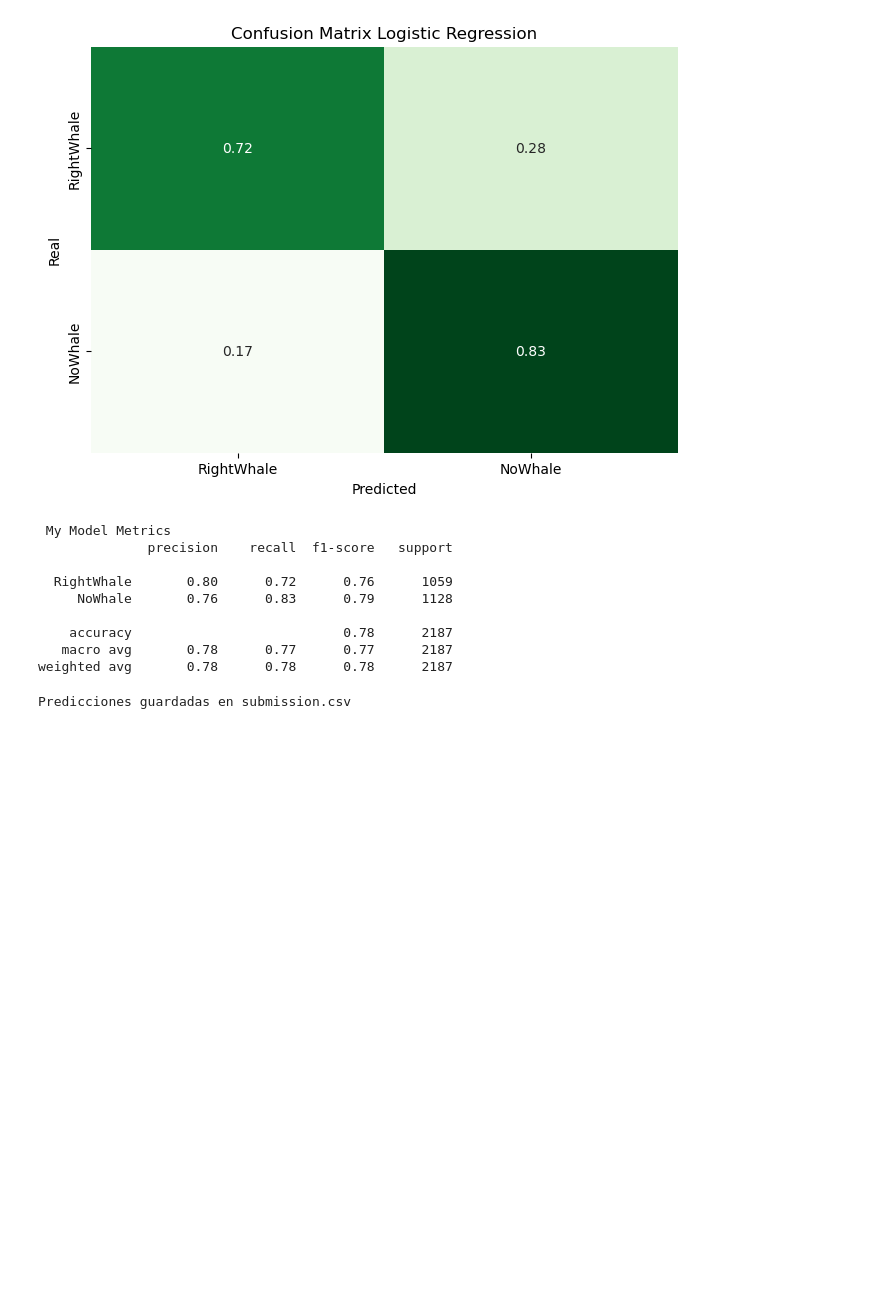
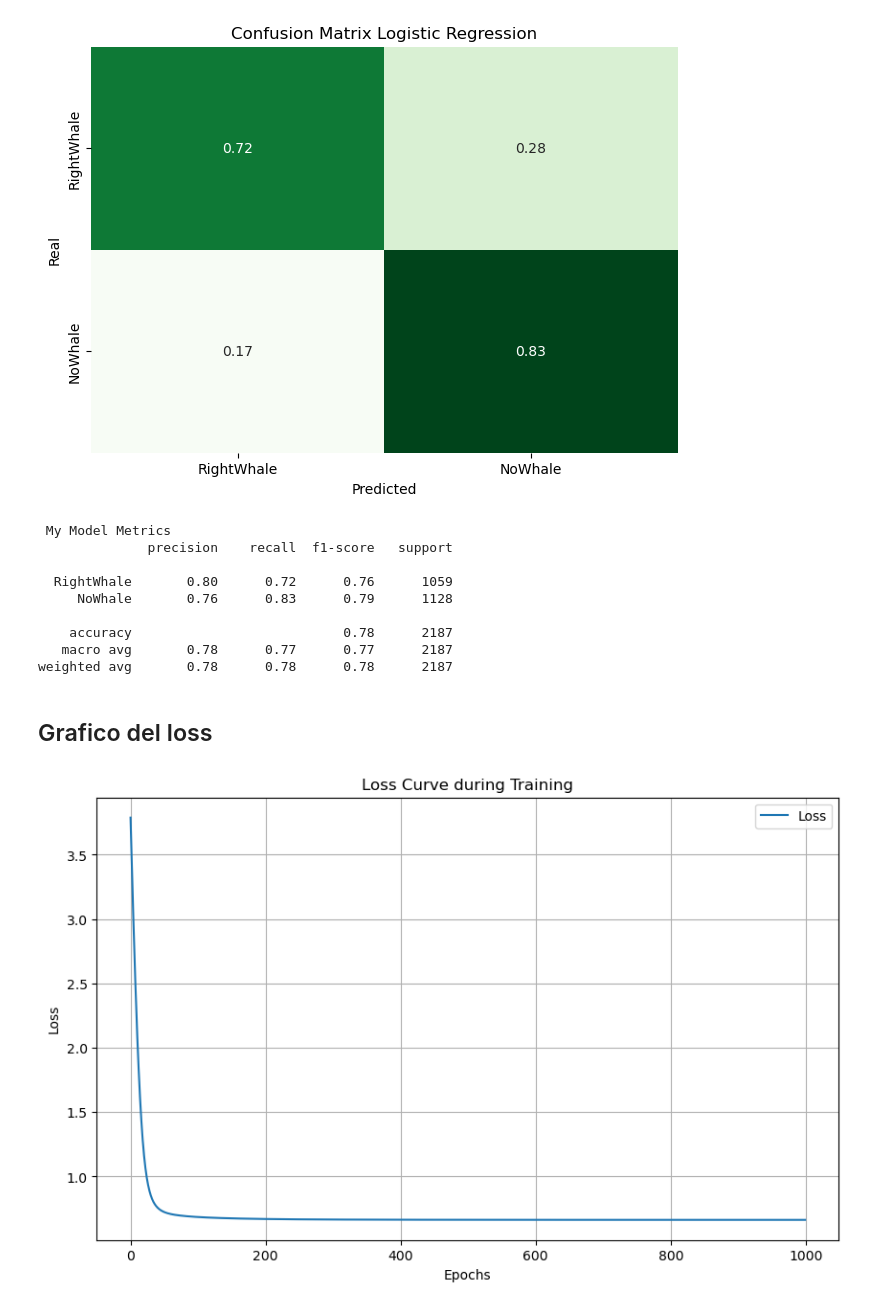
Before and after one commit to JLeandroJM/Project_machine_4, a Jupyter notebook: regresion.ipynb, the cells around one changed output. Cells and saved outputs as stored; diff of their text form; code cells hidden in the pictures; blank space fills up the shorter version.

```diff
--- a/main.ipynb
+++ b/regresion.ipynb
@@ -163,14 +143,19 @@ x_test_final_scaled = scaler.transform(x_test_final)
 y_pred_final = predict(x_test_final_scaled, W)
-# %%
-# Crear el DataFrame para las predicciones
-submission_df = pd.DataFrame({'idx': test_ids, 'class': ['RightWhale' if pred == 1 else 'NoWhale' for pred in y_pred_final]})
-
-# Ordenar el DataFrame por idx
-submission_df = submission_df.sort_values('idx').reset_index(drop=True)
-
-# Guardar el DataFrame como CSV
-submission_df.to_csv('submission.csv', index=False)
-
-print("Predicciones guardadas en submission.csv")
-# %% [output]
-Predicciones guardadas en submission.csv
+# %% [markdown]
+## Grafico del loss
+# %%
+
+def plot_loss_curve(loss_values):
+    plt.figure(figsize=(10, 6))
+    plt.plot(loss_values, label='Loss')
+    plt.xlabel('Epochs')
+    plt.ylabel('Loss')
+    plt.title('Loss Curve during Training')
+    plt.legend()
+    plt.grid(True)
+    plt.show()
+
+
+plot_loss_curve(L)
+# %% [output]
+[figure, added]
```
Also changed, not shown: parts of 3 cells of this notebook, 6 other files.
